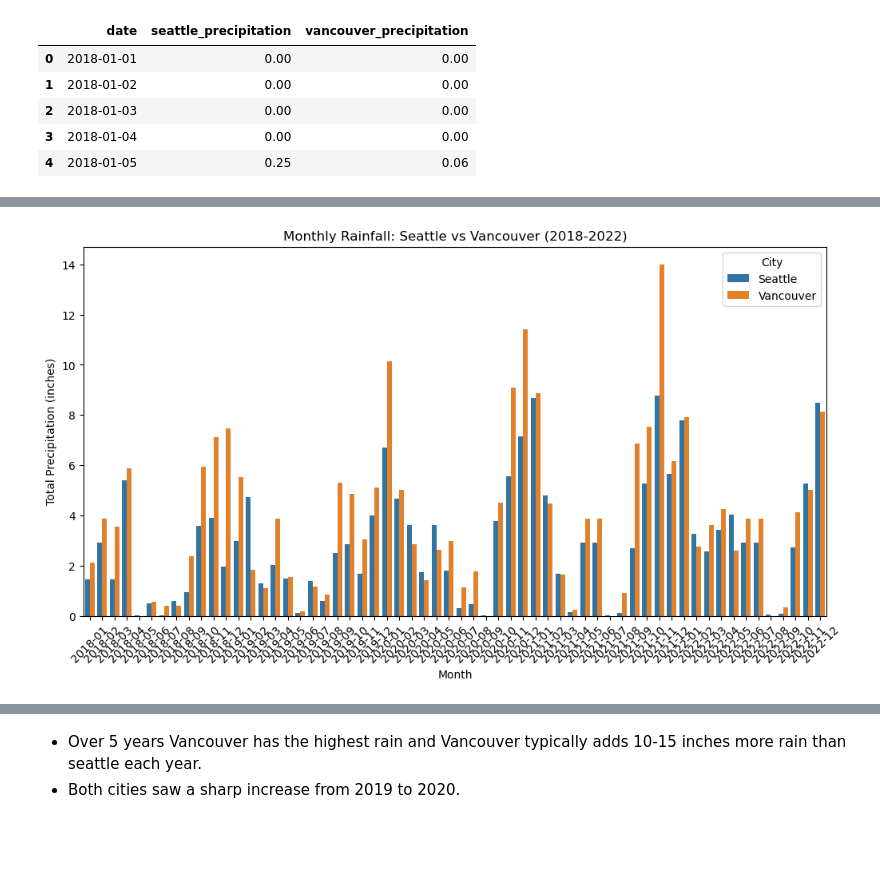
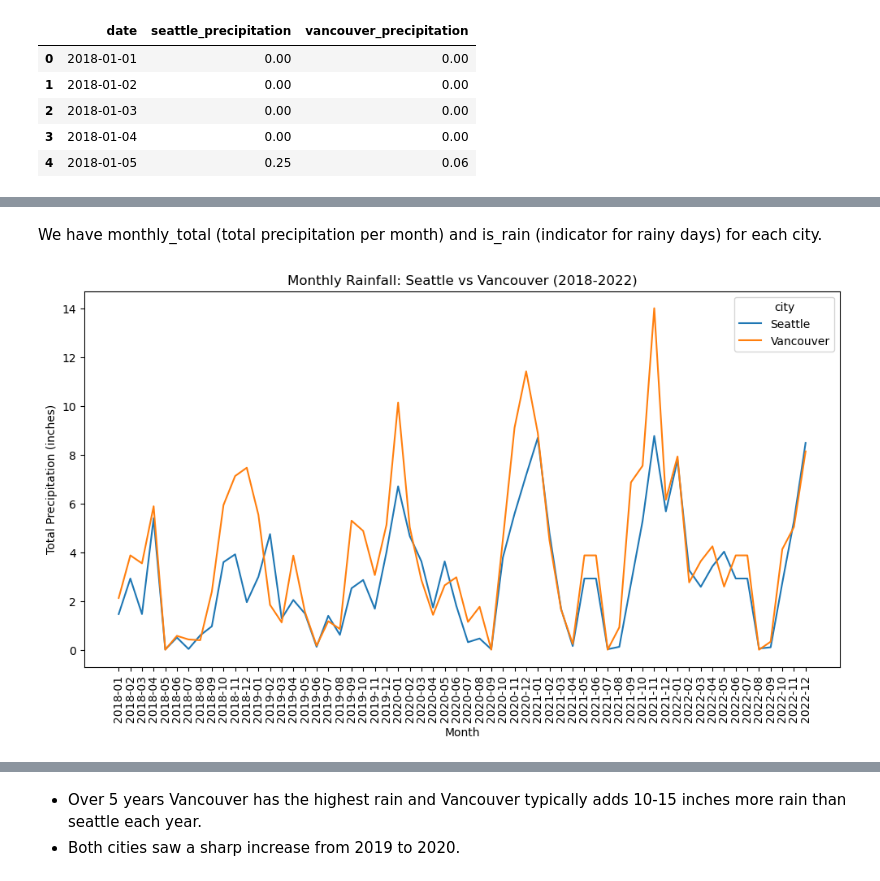
Before and after one commit to porhay007/weather, a Jupyter notebook: code/Seattle_weather_project.ipynb, the cells around one changed output, grey strips where cells are left out. Cells and saved outputs as stored; diff of their text form; code cells hidden in the pictures; blank space fills up the shorter version.

```diff
--- a/code/Seattle_weather_project.ipynb
+++ b/code/Seattle_weather_project.ipynb
@@ -125,0 +144,5 @@ monthly_rainfall.head()
+# %%
+# Count rainy days per month
+monthly_rainfall['is_rain'] = monthly_rainfall['monthly_total'].apply(lambda x: 1 if x > 0 else 0)
+
+monthly_rainfall.head()
@@ -126,15 +156,19 @@ monthly_rainfall.head()
+# %% [markdown]
+We have monthly_total (total precipitation per month) and is_rain (indicator for rainy days) for each city.
 # %%
 #plot monthly rainfall
+# Convert month to string for plotting
+monthly_rainfall['month_str'] = monthly_rainfall['month'].astype(str)
+
 plt.figure(figsize=(12,6))
-sns.barplot(data=monthly_rainfall, x='month', y='monthly_total', hue='city')
-plt.xticks(rotation=45)
+sns.lineplot(data=monthly_rainfall, x='month_str', y='monthly_total', hue='city')
 plt.title('Monthly Rainfall: Seattle vs Vancouver (2018-2022)')
 plt.xlabel('Month')
 plt.ylabel('Total Precipitation (inches)')
-plt.legend(title='City')
+plt.xticks(rotation=90)
 plt.show()
 # %% [output]
-[figure, old version]
+[figure, new version]
 # %% [markdown]
 * Vancouver generally has more rainy days than Seattle, especially in the late fall and winter (October–March).
 
```
Also changed, not shown: parts of 17 cells of this notebook, 1 other file.
